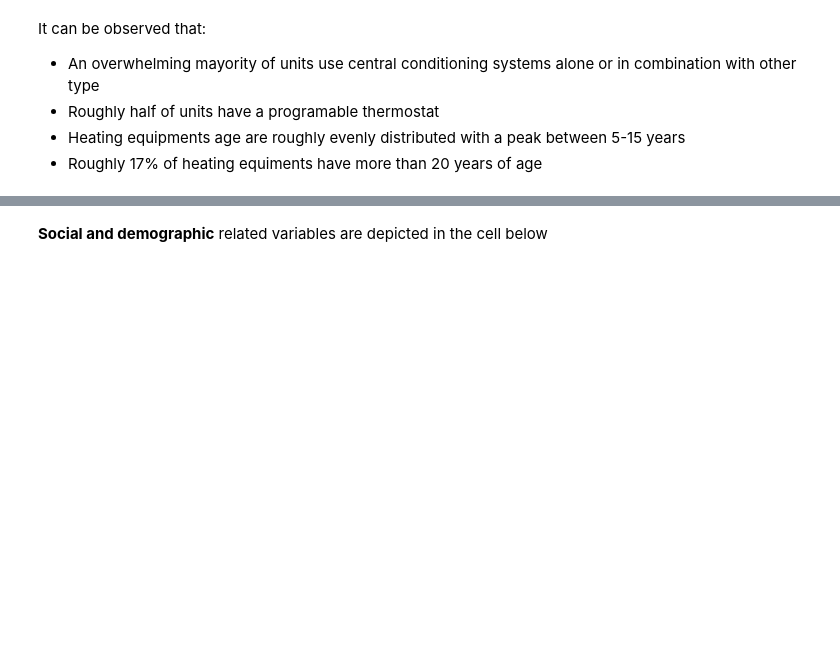
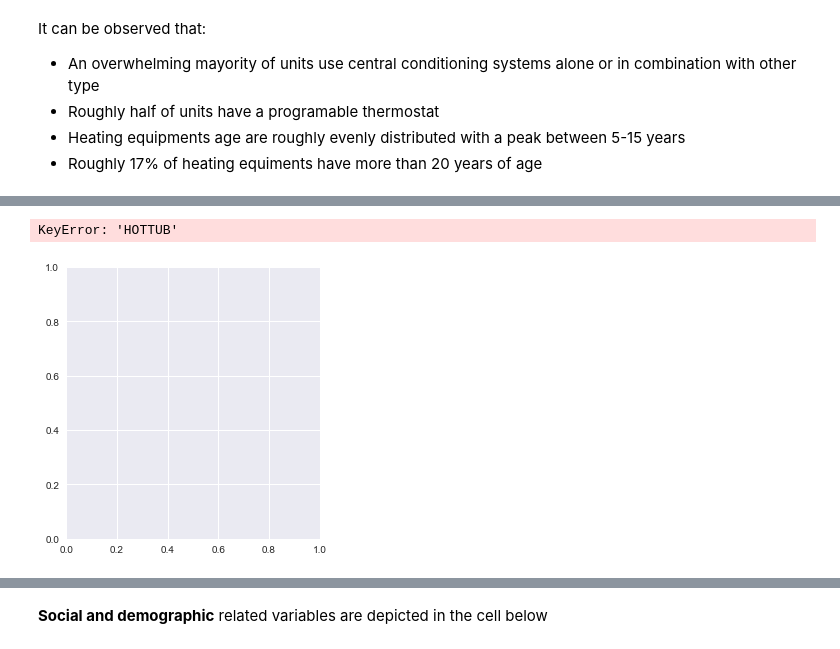
Before and after one commit to jvrnuno/Capstone-2, a Jupyter notebook: notebooks/1A_JNT_collection_and_inspection.ipynb, the cells around one changed output, grey strips where cells are left out. Cells and saved outputs as stored; diff of their text form; code cells hidden in the pictures; blank space fills up the shorter version.

```diff
--- a/notebooks/1A_JNT_collection_and_inspection.ipynb
+++ b/notebooks/1A_JNT_collection_and_inspection.ipynb
@@ -432,8 +401,19 @@ We can see that some units have extreme or inconsistent values, given that these
-# %%
-# Update df removing extreme values
-
-mask = (df['BEDROOMS'] <= 6) & (df['BATHROOMS'] >= 1) & (df['BATHROOMS'] <= 5.5)
-df = df[mask]
+# %%
+# Plot PMF of categorical variables
+
+fig = plt.figure(figsize=(10,5), dpi=72)
+
+plt.subplot(1,2,1)
+Pmf(df['HOTTUB'], 'Has attic')
+
+plt.subplot(1,2,2)
+Pmf(df['SWIMPOOL'], 'Has basement')
+
+plt.tight_layout()
+plt.show()
+# %% [output]
+KeyError: 'HOTTUB'
+[figure, added]
 # %%
 # Plot PMF of categorical variables
 
```
Also changed, not shown: parts of 24 cells of this notebook.
